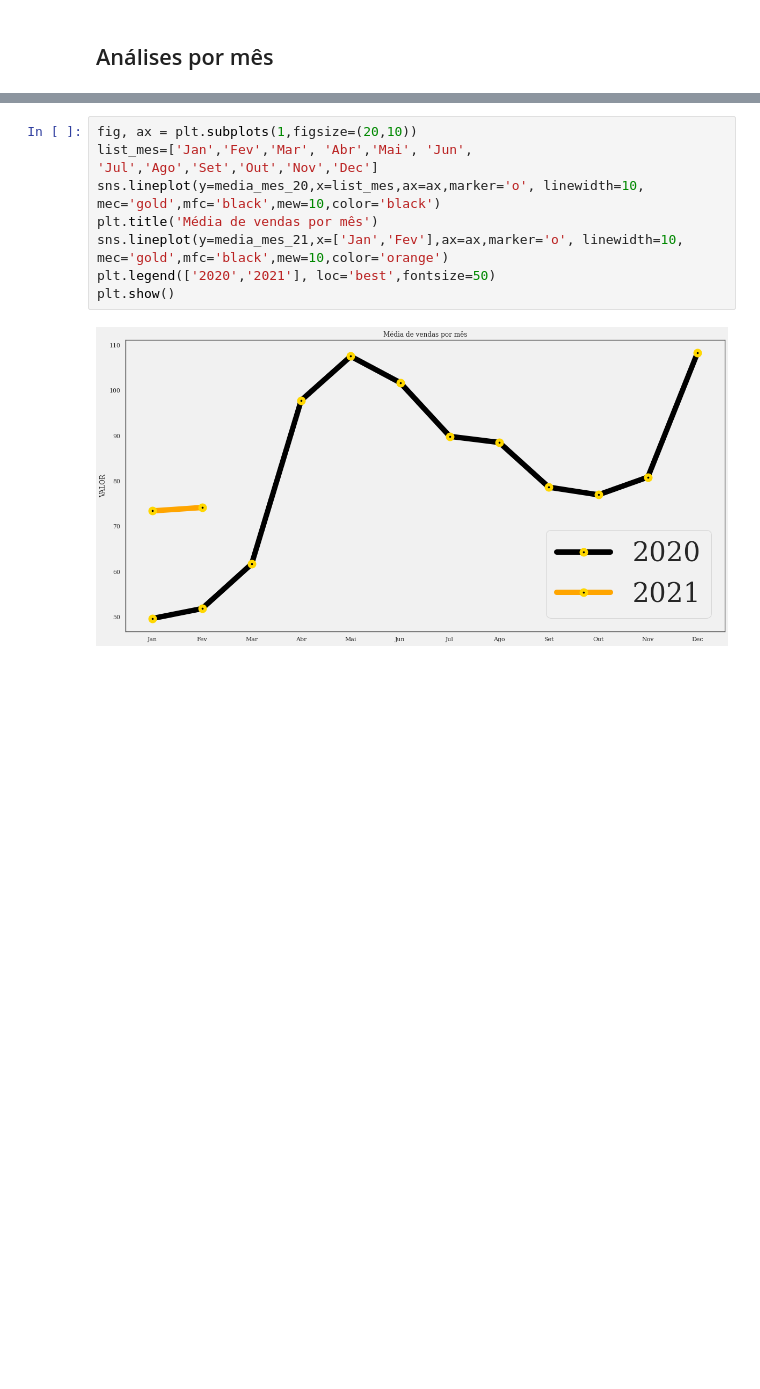
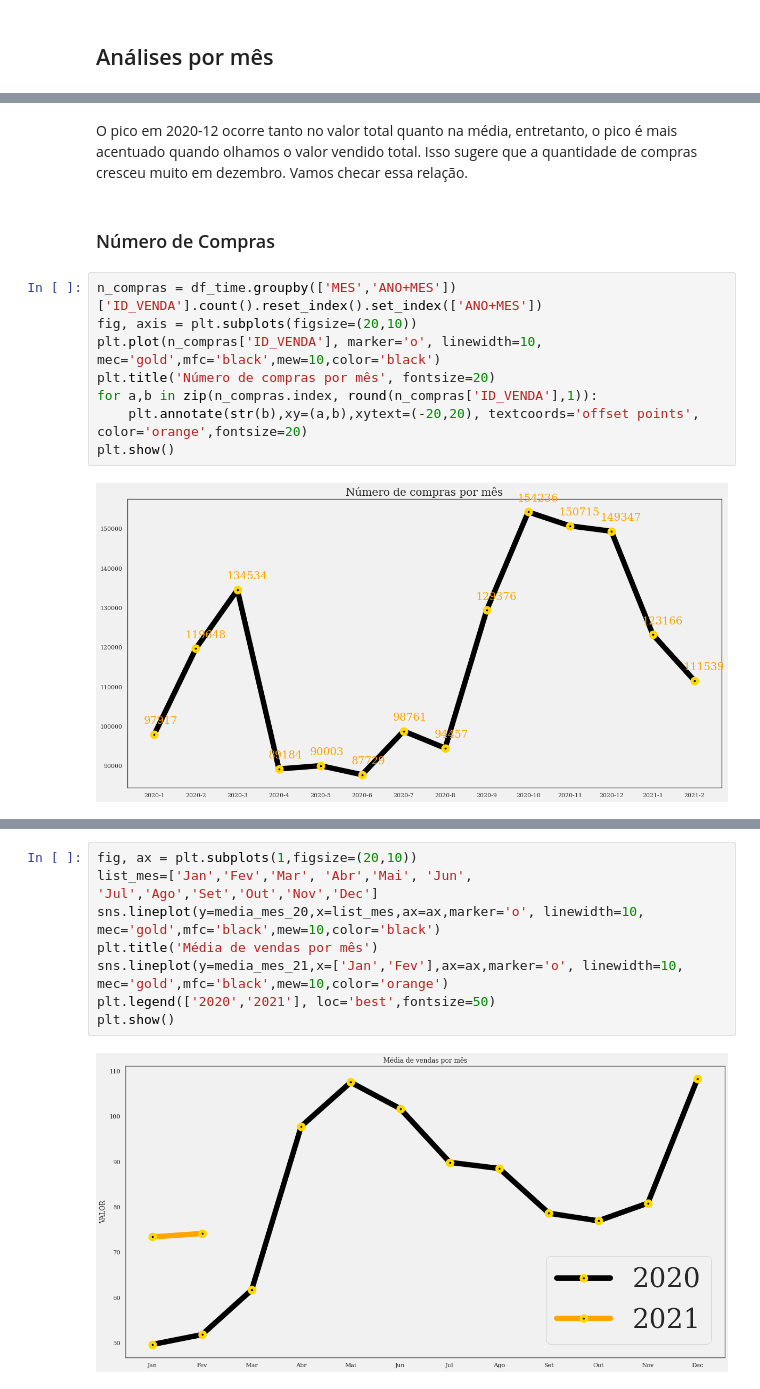
Before and after one commit to marcos-mansur/vlabs-challenge, a Jupyter notebook: Notebook/EDA.ipynb, the cells around one changed output, grey strips where cells are left out. Cells and saved outputs as stored; diff of their text form; blank space fills up the shorter version.

```diff
--- a/Notebook/EDA.ipynb
+++ b/Notebook/EDA.ipynb
@@ -270,0 +258,14 @@ sns.lineplot(x=df['DT_VENDA'],y=df['VALOR'])
+# %% [markdown]
+O pico em 2020-12 ocorre tanto no valor total quanto na média, entretanto, o pico é mais acentuado quando olhamos o valor vendido total. Isso sugere que a quantidade de compras cresceu muito em dezembro. Vamos checar essa relação.
+# %% [markdown]
+### Número de Compras
+# %%
+n_compras = df_time.groupby(['MES','ANO+MES'])['ID_VENDA'].count().reset_index().set_index(['ANO+MES'])
+fig, axis = plt.subplots(figsize=(20,10))
+plt.plot(n_compras['ID_VENDA'], marker='o', linewidth=10, mec='gold',mfc='black',mew=10,color='black')
+plt.title('Número de compras por mês', fontsize=20)
+for a,b in zip(n_compras.index, round(n_compras['ID_VENDA'],1)):
+    plt.annotate(str(b),xy=(a,b),xytext=(-20,20), textcoords='offset points', color='orange',fontsize=20)
+plt.show()
+# %% [output]
+[figure, added]
```
Also changed, not shown: parts of 22 cells of this notebook, 1 other file.
